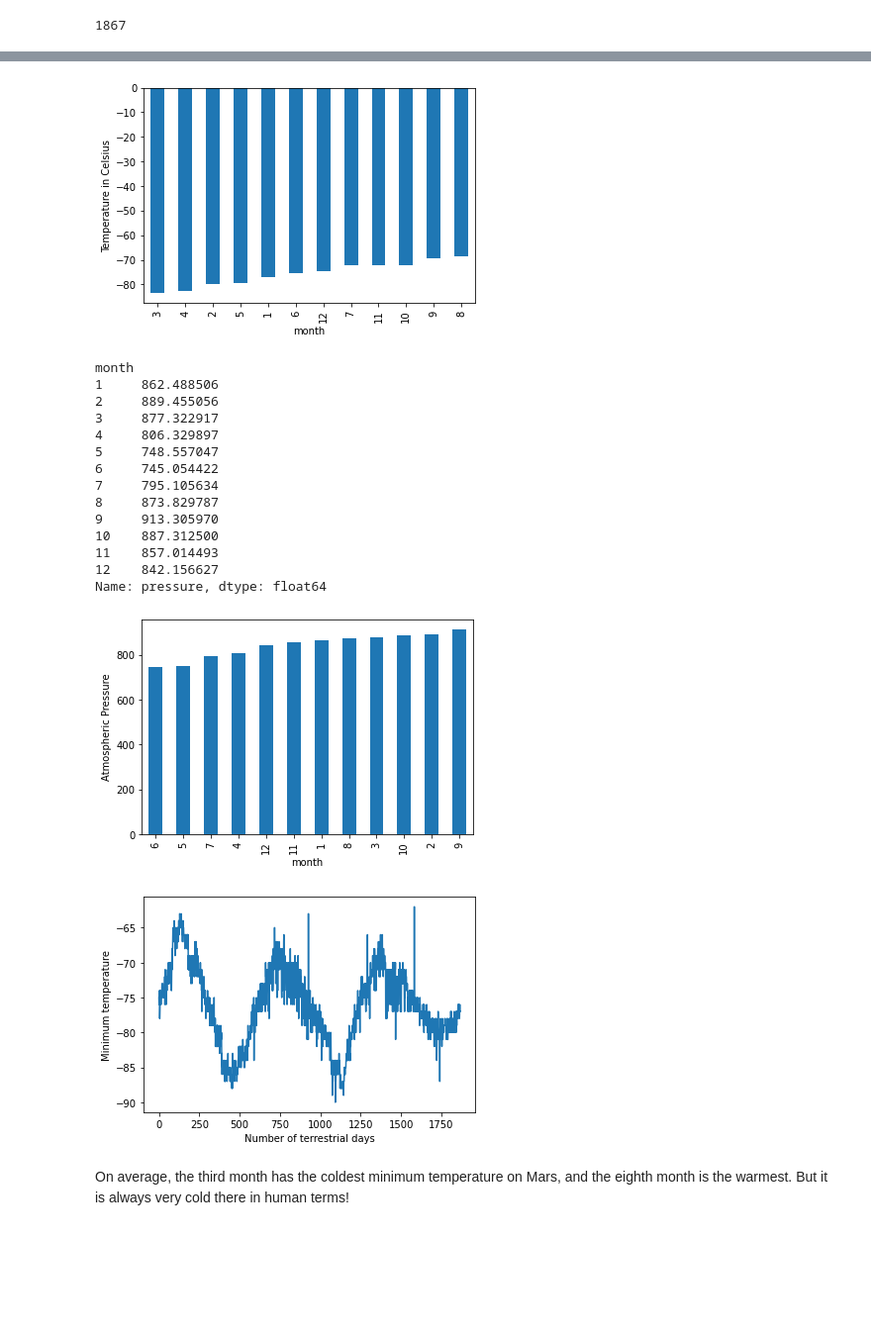
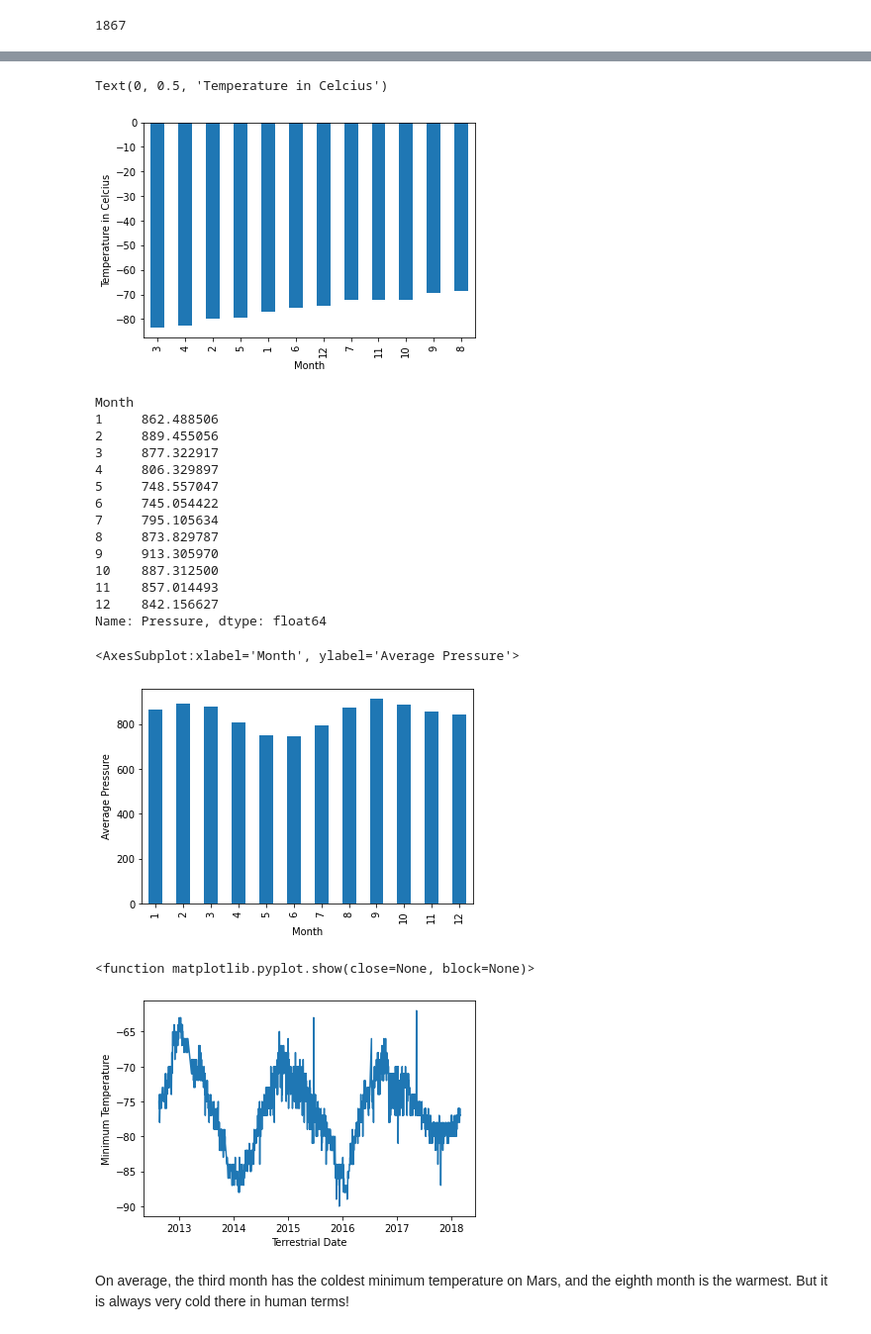
Before and after one commit to RothK215/web-scraping-challenge, a Jupyter notebook: Starter_Code/part_2_mars_weather.ipynb, the cells around one changed output, grey strips where cells are left out. Shown at 99% size. Cells and saved outputs as stored; diff of their text form; code cells hidden in the pictures; blank space fills up the shorter version.

```diff
--- a/Starter_Code/part_2_mars_weather.ipynb
+++ b/Starter_Code/part_2_mars_weather.ipynb
@@ -89,15 +88,30 @@ month
 min_temp
 pressure
 ['id', 'terrestrial_date', 'sol', 'ls', 'month', 'min_temp', 'pressure']
-# %%
-data = []
-
-for row in (soup.find_all('tr', class_='data-row')):
-    r = row.find_all('td')[:7]
-    data.append(r)
+# %%
+data = []
+
+for row in (soup.find_all('tr', class_='data-row')):
+    columns = row.find_all('td')
+    if (columns !=[]):
+        id_results = columns[0].text.strip()
+        tdate_results = columns[1].text.strip()
+        sol_results = columns[2].text.strip()
+        ls_results = columns[3].text.strip()
+        month_results = columns[4].text.strip()
+        mtemp_results = columns[5].text.strip()
+        pressure_results = columns[6].text.strip()
+
+        data.append({"ID": id_results,
+                     "Terrestrial_Date": tdate_results,
+                     "sol": sol_results,
+                     "ls": ls_results,
+                     "Month": month_results,
+                     "Min_temp": mtemp_results,
+                     "Pressure": pressure_results})
 # %%
 # Create a Pandas DataFrame by using the list of rows and a list of the column names
-df = pd.DataFrame(data, columns=columns)
+df = pd.DataFrame(data)
 # %%
 # Confirm DataFrame was created successfully
 df
@@ -141,3 +150,11 @@ TypeError: data type 'datetime' not understood
+# %%
+# Change data types for data analysis
+df['Terrestrial_Date'] = pd.to_datetime(df['Terrestrial_Date'])
+df['sol'] = pd.to_numeric(df['sol'])
+df['ls'] = pd.to_numeric(df['ls'])
+df['Month'] = pd.to_numeric(df['Month'])
+df['Min_temp'] = pd.to_numeric(df['Min_temp'])
+df['Pressure'] = pd.to_numeric(df['Pressure'])
 # %%
 # Confirm type changes were successful by examining data types again
 df.dtypes
@@ -210,11 +242,16 @@ Name: min_temp, dtype: float64
 # %%
 # Identify the coldest and hottest months in Curiosity's location
+data1 = df['Min_temp'].groupby(df['Month']).mean().sort_values()
+data1.plot(kind='bar')
+plt.ylabel("Temperature in Celcius")
 # %% [output]
+Text(0, 0.5, 'Temperature in Celcius')
 [figure]
 # %%
 # 4. Average pressure by Martian month
+df['Pressure'].groupby(df['Month']).mean()
 # %% [output]
-month
+Month
 1     862.488506
 2     889.455056
 3     877.322917
@@ -227,15 +264,24 @@ month
 10    887.312500
 11    857.014493
 12    842.156627
-Name: pressure, dtype: float64
+Name: Pressure, dtype: float64
 # %%
 # Plot the average pressure by month
+data2 = df['Pressure'].groupby(df['Month']).mean()
+data2.plot(kind='bar', ylabel="Average Pressure")
 # %% [output]
+<AxesSubplot:xlabel='Month', ylabel='Average Pressure'>
-[figure, old version]
+[figure, new version]
 # %%
 # 5. How many terrestrial (earth) days are there in a Martian year?
+data3 = df['Min_temp'].groupby(df['Terrestrial_Date'])
+plt.plot(df['Terrestrial_Date'], df['Min_temp'])
+plt.xlabel("Terrestrial Date")
+plt.ylabel("Minimum Temperature")
+plt.show
 # %% [output]
+<function matplotlib.pyplot.show(close=None, block=None)>
-[figure, old version]
+[figure, new version]
 # %% [markdown]
 On average, the third month has the coldest minimum temperature on Mars, and the eighth month is the warmest. But it is always very cold there in human terms!
 # %% [markdown]
```
Also changed, not shown: parts of 12 cells of this notebook, 1 other file.
